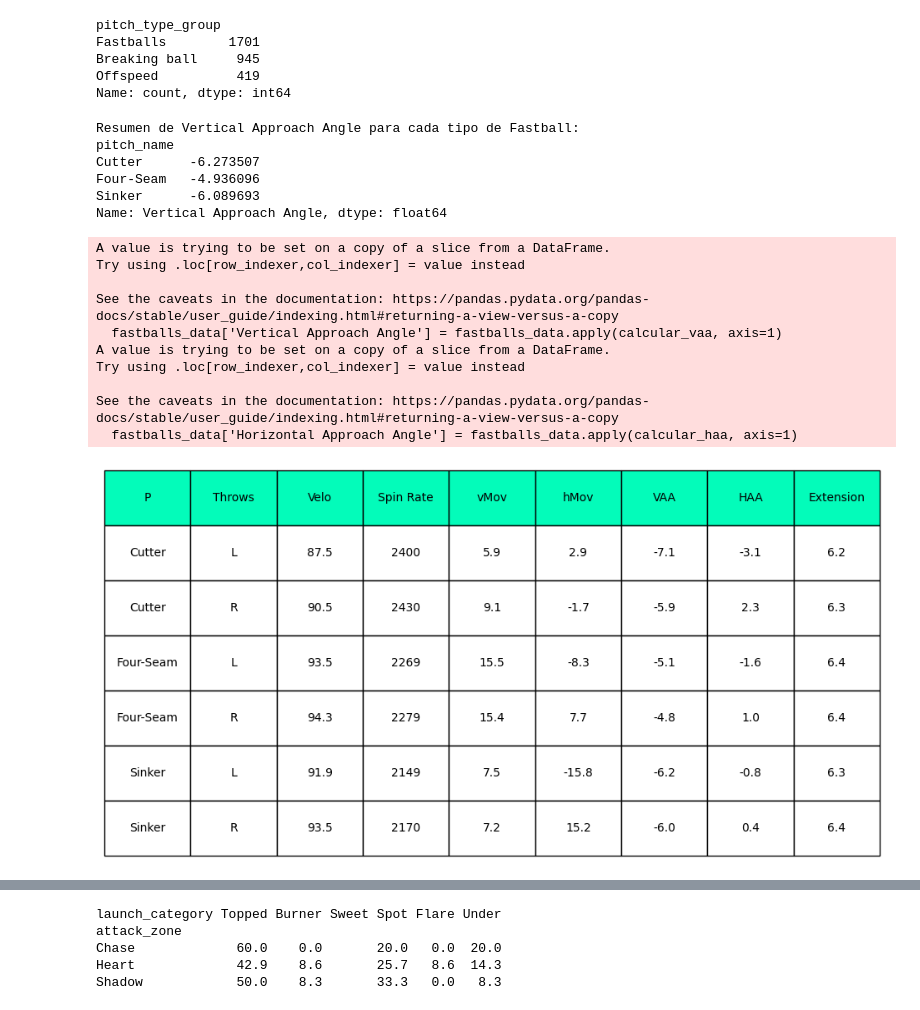
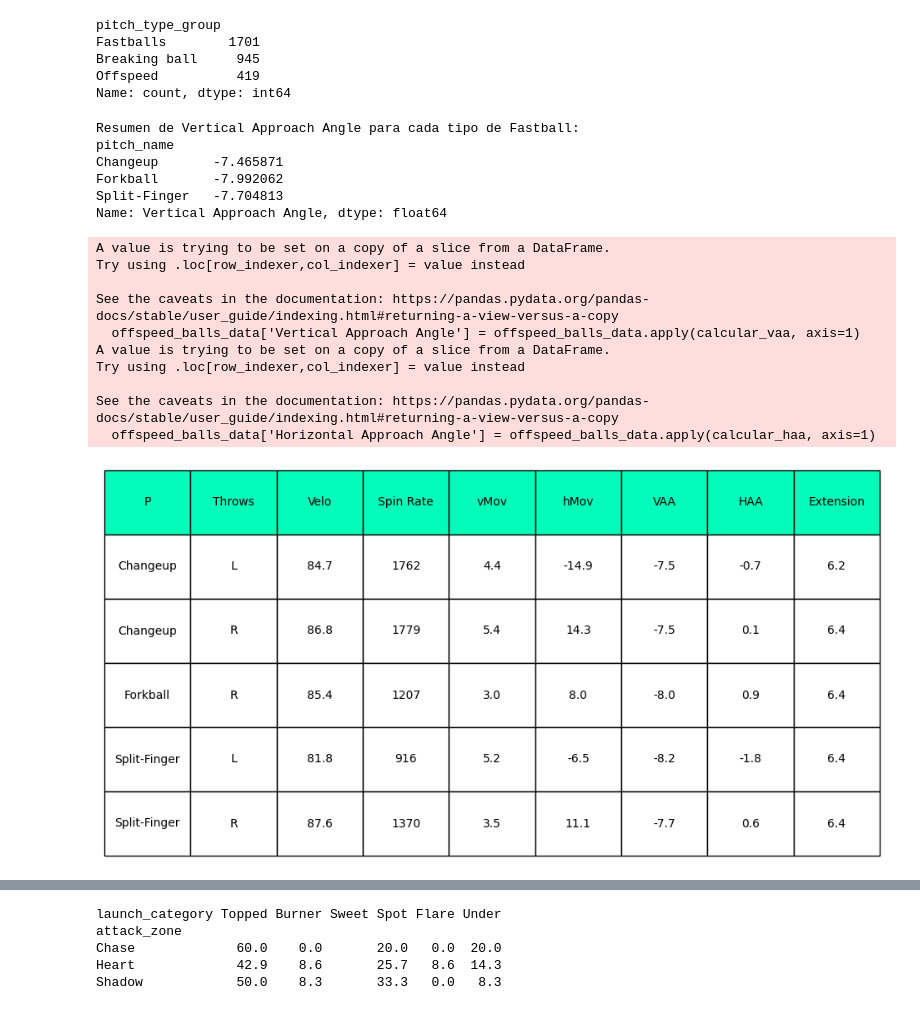
Before and after one commit to eme-eleuce/baseball-2022, a Jupyter notebook: arraez-22.23.ipynb, the cells around one changed output, grey strips where cells are left out. Cells and saved outputs as stored; diff of their text form; code cells hidden in the pictures.

```diff
--- a/arraez-22.23.ipynb
+++ b/arraez-22.23.ipynb
@@ -105,7 +105,7 @@ Breaking ball     945
 Offspeed          419
 Name: count, dtype: int64
 # %%
-fastballs_data = mlb_2022[mlb_2022['pitch_name'].isin(fastballs)]
+offspeed_balls_data = mlb_2022[mlb_2022['pitch_name'].isin(offspeed_balls)]
 #fastballs_data['pfx_z_inches'] = fastballs_data['pfx_z'] * 12
 #fastballs_data['pfx_x_inches'] = fastballs_data['pfx_x'] * -12
 
@@ -138,31 +138,31 @@ def calcular_haa(row):
     return HAA
 
 # Aplicar la función calcular_vaa a cada fila del DataFrame
-fastballs_data['Vertical Approach Angle'] = fastballs_data.apply(calcular_vaa, axis=1)
-fastballs_data['Horizontal Approach Angle'] = fastballs_data.apply(calcular_haa, axis=1)
+offspeed_balls_data['Vertical Approach Angle'] = offspeed_balls_data.apply(calcular_vaa, axis=1)
+offspeed_balls_data['Horizontal Approach Angle'] = offspeed_balls_data.apply(calcular_haa, axis=1)
 # Mostrar los resultados agrupados por tipo de lanzamiento
 print("Resumen de Vertical Approach Angle para cada tipo de Fastball:")
-print(fastballs_data.groupby('pitch_name')['Vertical Approach Angle'].mean())
+print(offspeed_balls_data.groupby('pitch_name')['Vertical Approach Angle'].mean())
 # %% [output]
 Resumen de Vertical Approach Angle para cada tipo de Fastball:
 pitch_name
-Cutter      -6.273507
-Four-Seam   -4.936096
-Sinker      -6.089693
+Changeup       -7.465871
+Forkball       -7.992062
+Split-Finger   -7.704813
 Name: Vertical Approach Angle, dtype: float64
 A value is trying to be set on a copy of a slice from a DataFrame.
 Try using .loc[row_indexer,col_indexer] = value instead
 
 See the caveats in the documentation: https://pandas.pydata.org/pandas-docs/stable/user_guide/indexing.html#returning-a-view-versus-a-copy
-  fastballs_data['Vertical Approach Angle'] = fastballs_data.apply(calcular_vaa, axis=1)
+  offspeed_balls_data['Vertical Approach Angle'] = offspeed_balls_data.apply(calcular_vaa, axis=1)
 A value is trying to be set on a copy of a slice from a DataFrame.
 Try using .loc[row_indexer,col_indexer] = value instead
 
 See the caveats in the documentation: https://pandas.pydata.org/pandas-docs/stable/user_guide/indexing.html#returning-a-view-versus-a-copy
-  fastballs_data['Horizontal Approach Angle'] = fastballs_data.apply(calcular_haa, axis=1)
+  offspeed_balls_data['Horizontal Approach Angle'] = offspeed_balls_data.apply(calcular_haa, axis=1)
 # %%
 
-summary_table = fastballs_data.groupby(['pitch_name', 'p_throws']).agg({
+summary_table = offspeed_balls_data.groupby(['pitch_name', 'p_throws']).agg({
     'release_speed': lambda x: round(np.mean(x), 1),
     'release_spin_rate': lambda x: int(np.mean(x)),
     'pfx_z_inches': lambda x: round(np.mean(x), 1),
@@ -182,34 +182,34 @@ ax.axis('off')
 # Crear una tabla en matplotlib
 tbl = Table(ax, bbox=[0, 0, 1, 1])
 
 # Añadir las cabeceras
 ncols = summary_table.shape[1]
 nrows = summary_table.shape[0] + 1
 
 # Ajustar el tamaño de las celdas
 width, height = 50 / ncols, 1.0 / nrows
 
 fontsize = 45
 fontweight = 'bold'
 
 # Añadir las cabeceras
 for i, column in enumerate(summary_table.columns):
     tbl.add_cell(0, i, width, height, text=column, loc='center', facecolor='#03fcba')
 
 # Añadir las filas
 for row_idx, row in summary_table.iterrows():
     for col_idx, value in enumerate(row):
         tbl.add_cell(row_idx + 1, col_idx, width, height, text=value, loc='center', facecolor='white')
 
 ax.add_table(tbl)
 
 # Guardar la imagen
 #plt.savefig('/mnt/data/summary_table.png', bbox_inches='tight', dpi=300)
 
 # Mostrar la imagen
 plt.show()
 # %% [output]
-[figure, old version]
+[figure, new version]
 # %%
 fastballs
 # Separar los datos por lanzadores diestros (R) y zurdos (L)
```
Also changed, not shown: parts of 4 cells of this notebook, 9 other files.
